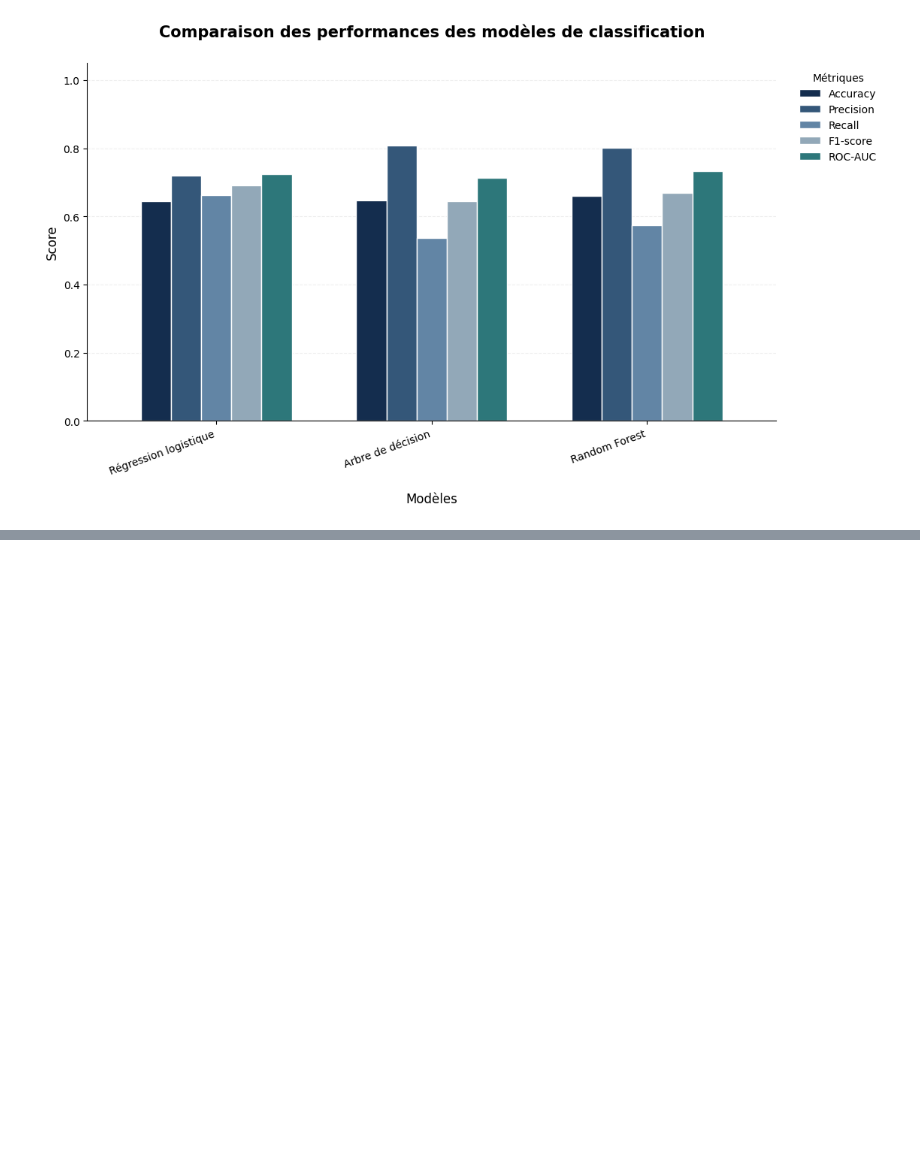
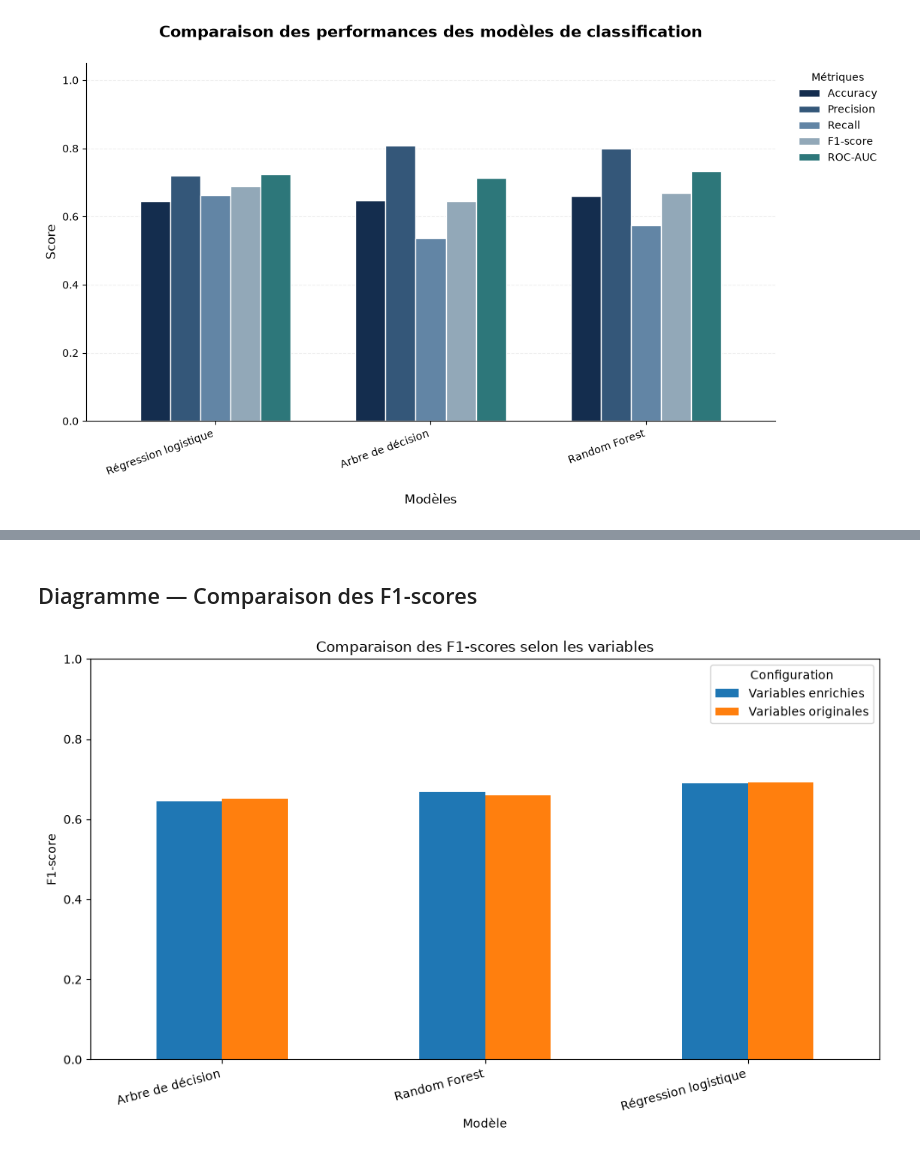
Before and after one commit to nadiagouroubera40-debug/Delais_de_Livraison, a Jupyter notebook: livraison.ipynb, the cells around one changed output, grey strips where cells are left out. Cells and saved outputs as stored; diff of their text form; code cells hidden in the pictures; blank space fills up the shorter version.

Commit message:
comparaison des F1_score

```diff
--- a/livraison.ipynb
+++ b/livraison.ipynb
@@ -1152,0 +1375,25 @@ plt.show()
+# %% [markdown]
+## Diagramme — Comparaison des F1-scores
+# %%
+comparison_pivot = comparison_df.pivot(
+    index="Modèle",
+    columns="Configuration",
+    values="F1-score"
+)
+
+comparison_pivot.plot(
+    kind="bar",
+    figsize=(10, 6)
+)
+
+plt.title("Comparaison des F1-scores selon les variables")
+plt.xlabel("Modèle")
+plt.ylabel("F1-score")
+
+plt.ylim(0, 1)
+plt.xticks(rotation=15, ha="right")
+
+plt.tight_layout()
+plt.show()
+# %% [output]
+[figure, added]
```
Also changed, not shown: parts of 18 cells of this notebook.
